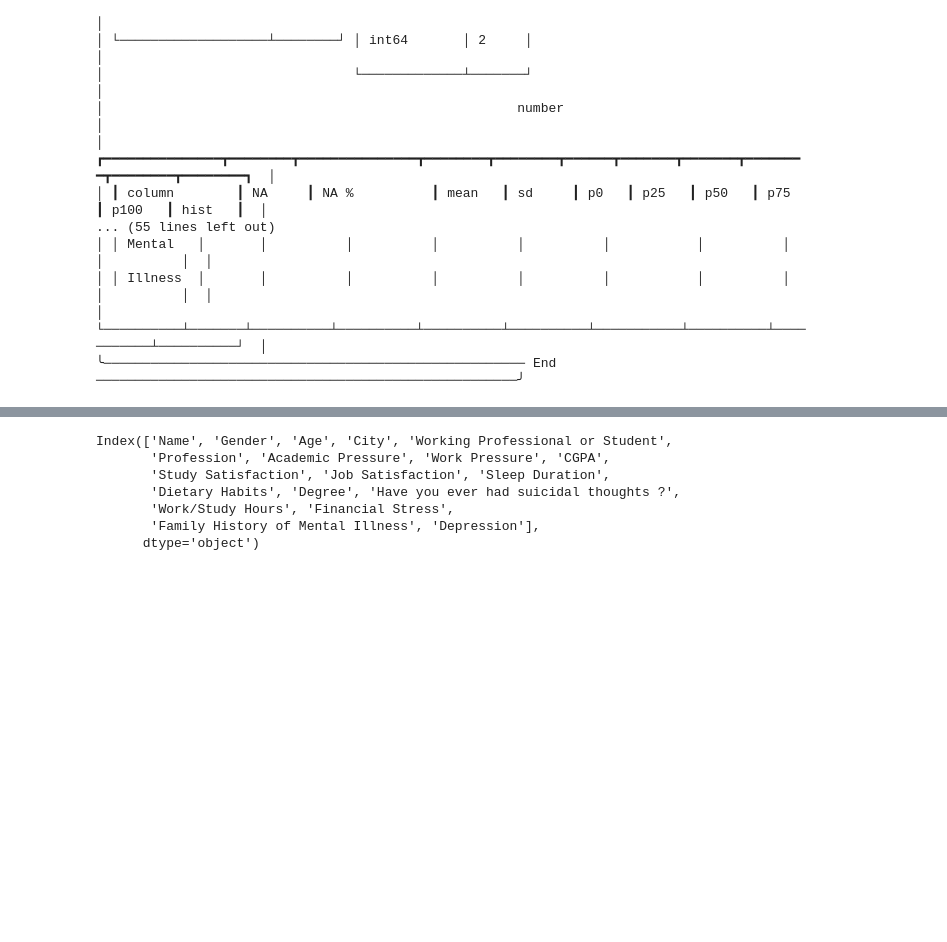
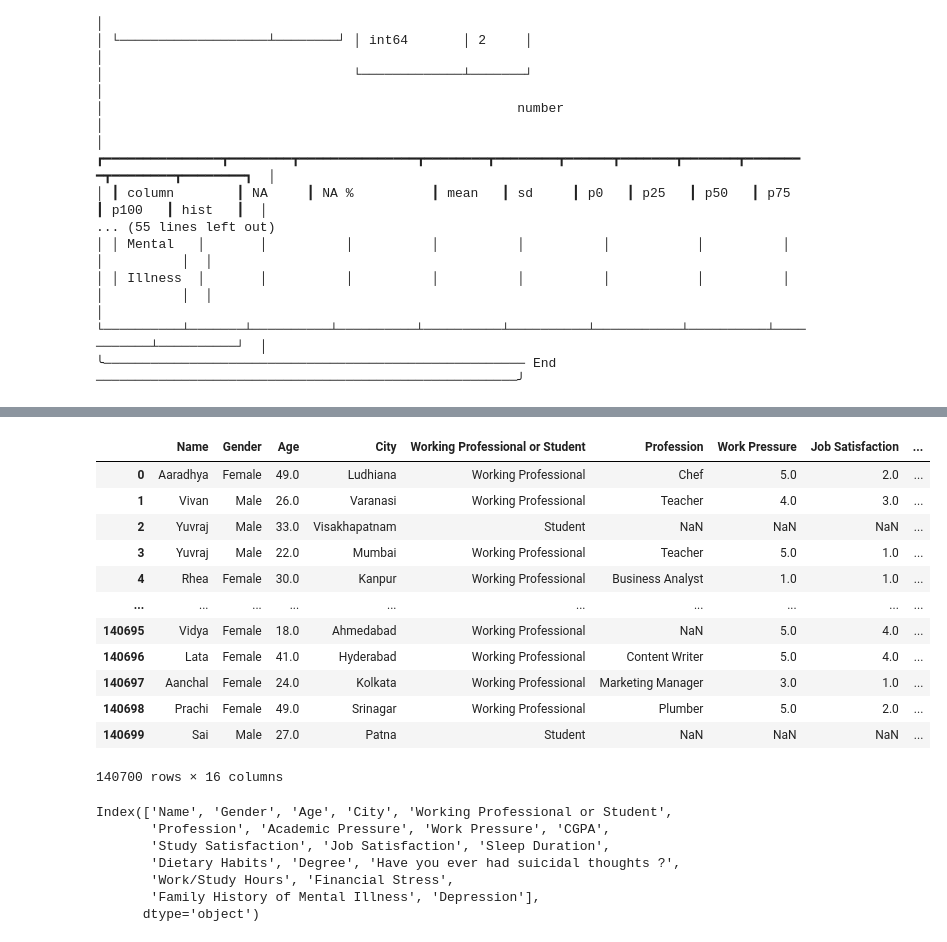
Before and after one commit to iwan-goodfellow/Playground-MentalHealth, a Jupyter notebook: notebook/eda.ipynb, the cells around one changed output, grey strips where cells are left out. Cells and saved outputs as stored; diff of their text form; code cells hidden in the pictures; blank space fills up the shorter version.

```diff
--- a/notebook/eda.ipynb
+++ b/notebook/eda.ipynb
@@ -37,0 +61,18 @@ skim(df)
+# %%
+df.drop(columns=['Academic Pressure','CGPA','Study Satisfaction'],inplace=True)
+# %%
+df
+# %% [output]
+|  | Name | Gender | Age | City | Working Professional or Student | Profession | Work Pressure | Job Satisfaction | ... |
+| 0 | Aaradhya | Female | 49.0 | Ludhiana | Working Professional | Chef | 5.0 | 2.0 | ... |
+| 1 | Vivan | Male | 26.0 | Varanasi | Working Professional | Teacher | 4.0 | 3.0 | ... |
+| 2 | Yuvraj | Male | 33.0 | Visakhapatnam | Student | NaN | NaN | NaN | ... |
+| 3 | Yuvraj | Male | 22.0 | Mumbai | Working Professional | Teacher | 5.0 | 1.0 | ... |
+| 4 | Rhea | Female | 30.0 | Kanpur | Working Professional | Business Analyst | 1.0 | 1.0 | ... |
+| ... | ... | ... | ... | ... | ... | ... | ... | ... | ... |
+| 140695 | Vidya | Female | 18.0 | Ahmedabad | Working Professional | NaN | 5.0 | 4.0 | ... |
+| 140696 | Lata | Female | 41.0 | Hyderabad | Working Professional | Content Writer | 5.0 | 4.0 | ... |
+| 140697 | Aanchal | Female | 24.0 | Kolkata | Working Professional | Marketing Manager | 3.0 | 1.0 | ... |
+| 140698 | Prachi | Female | 49.0 | Srinagar | Working Professional | Plumber | 5.0 | 2.0 | ... |
+| 140699 | Sai | Male | 27.0 | Patna | Student | NaN | NaN | NaN | ... |
+140700 rows × 16 columns
```
Also changed, not shown: parts of 5 cells of this notebook, 1 other file.
